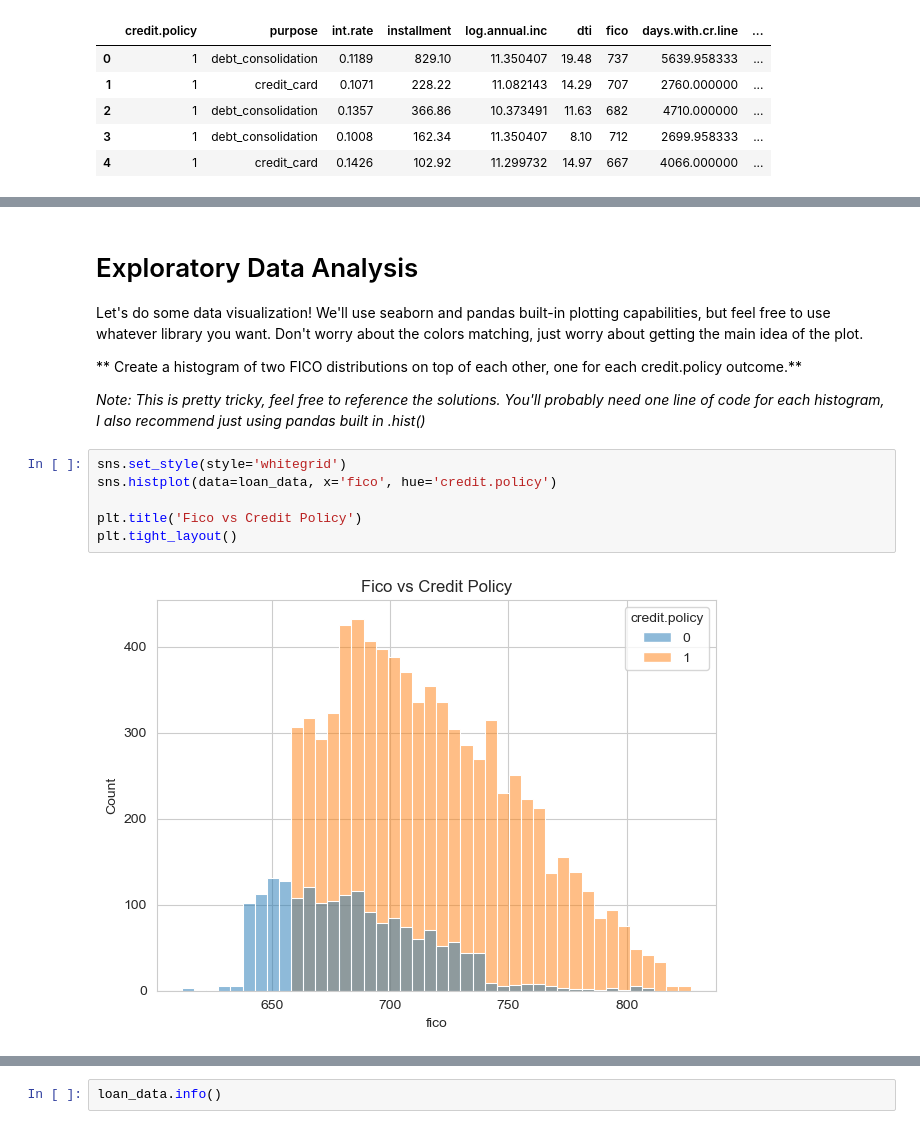
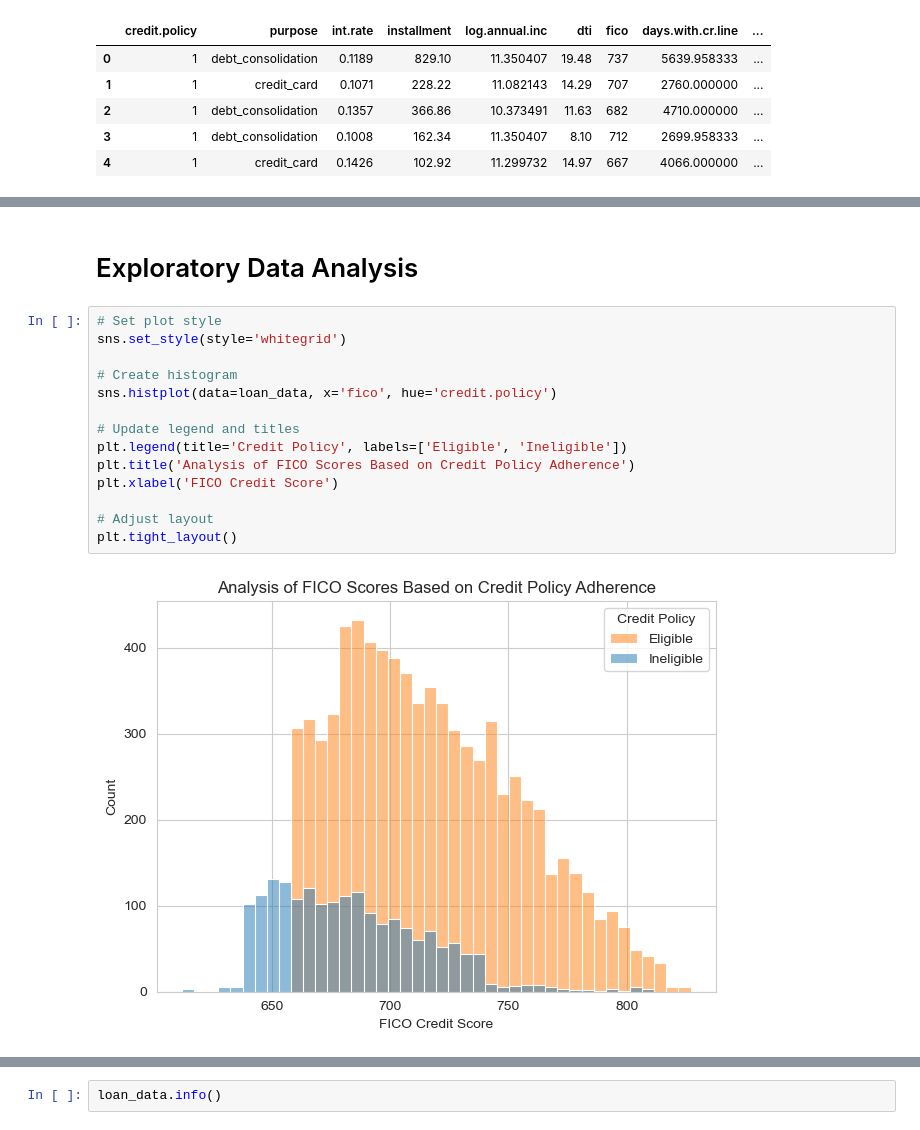
Before and after one commit to LouMeziere/Decision-Trees-Random-Forest, a Jupyter notebook: 02-Decision Trees and Random Forest Project.ipynb, the cells around one changed output, grey strips where cells are left out. Cells and saved outputs as stored; diff of their text form.

```diff
--- a/02-Decision Trees and Random Forest Project.ipynb
+++ b/02-Decision Trees and Random Forest Project.ipynb
@@ -103,16 +57,18 @@ dtype: int64
-# %% [markdown]
-# Exploratory Data Analysis
-
-Let's do some data visualization! We'll use seaborn and pandas built-in plotting capabilities, but feel free to use whatever library you want. Don't worry about the colors matching, just worry about getting the main idea of the plot.
-
-** Create a histogram of two FICO distributions on top of each other, one for each credit.policy outcome.**
-
-*Note: This is pretty tricky, feel free to reference the solutions. You'll probably need one line of code for each histogram, I also recommend just using pandas built in .hist()*
+# %% [markdown]
+# Exploratory Data Analysis
 # %%
+# Set plot style
 sns.set_style(style='whitegrid')
+
+# Create histogram
 sns.histplot(data=loan_data, x='fico', hue='credit.policy')
 
-plt.title('Fico vs Credit Policy')
+# Update legend and titles
+plt.legend(title='Credit Policy', labels=['Eligible', 'Ineligible'])
+plt.title('Analysis of FICO Scores Based on Credit Policy Adherence')
+plt.xlabel('FICO Credit Score')
+
+# Adjust layout
 plt.tight_layout()
 # %% [output]
-[figure, old version]
+[figure, new version]
```
Also changed, not shown: parts of 61 cells of this notebook, 1 other file.
